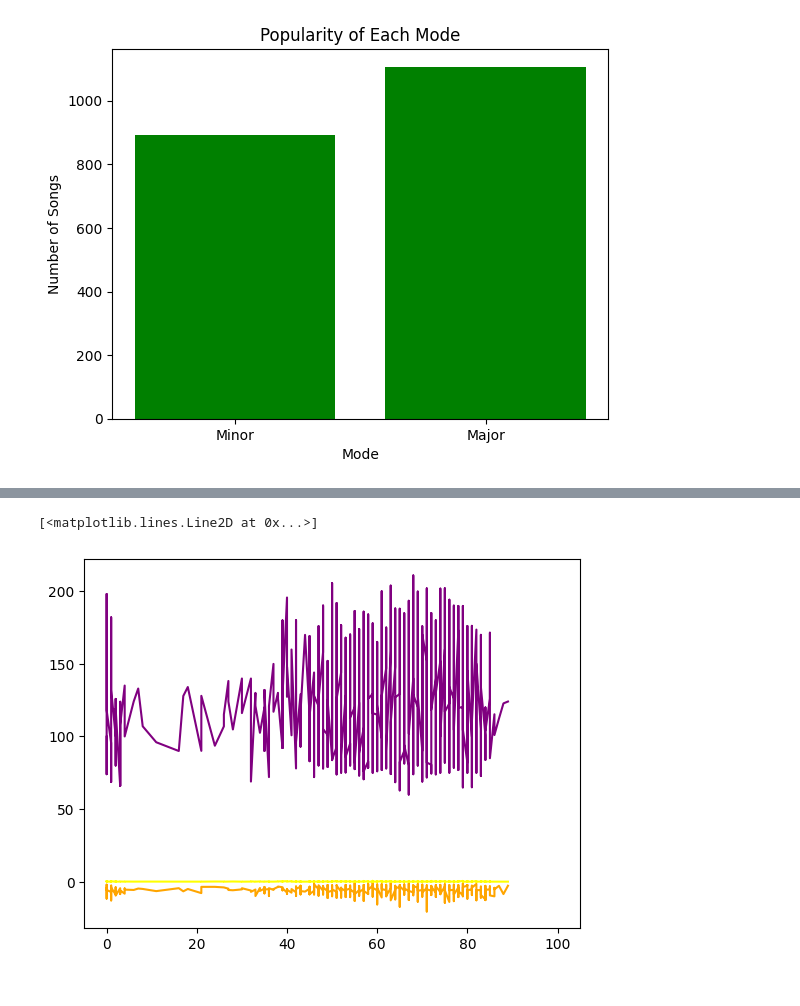
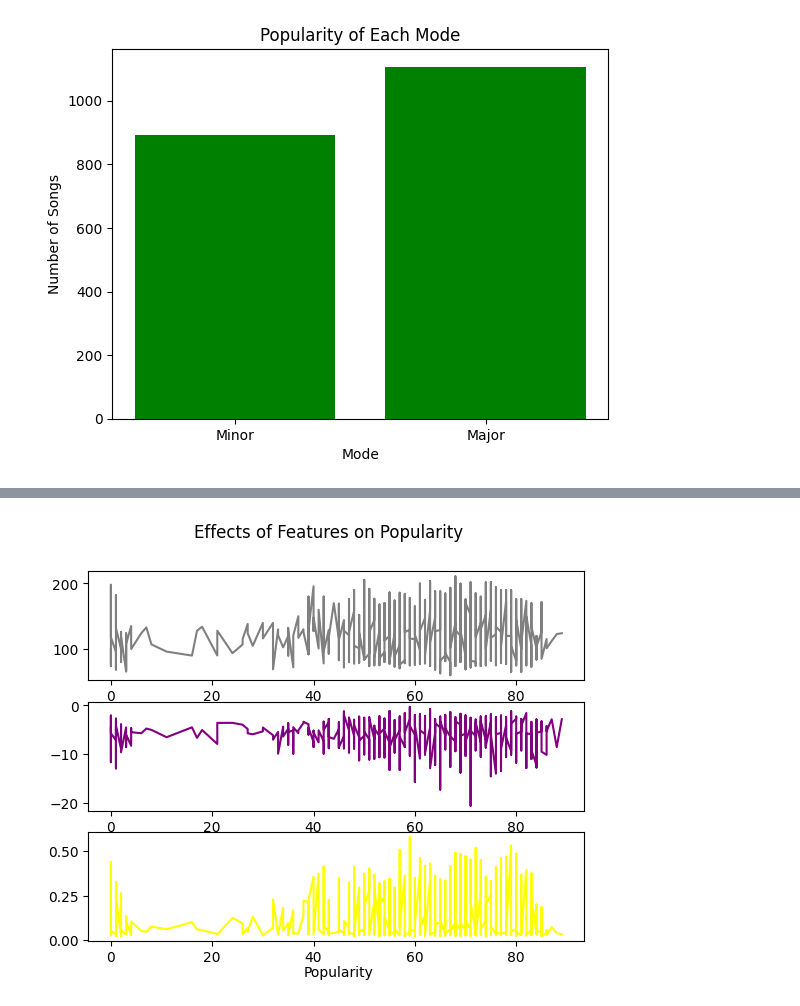
Before and after one commit to mduos/scipy_project_group_16, a Jupyter notebook: aiko.ipynb, the cells around one changed output, grey strips where cells are left out. Drawn from its saved outputs; the diff is of its cells as text; code cells hidden in the pictures.

```diff
--- a/aiko.ipynb
+++ b/aiko.ipynb
@@ -255,20 +236,23 @@ plt.show()
 # %%
 sorted_df = df.sort_values('popularity', ascending = False)
 plt.plot(100, 2)
 plt.ylabel= 'Popularity'
 
 #Plot tempo
-plt.subplot(1, 1, 1)
-plt.plot(sorted_df['popularity'], sorted_df['tempo'], color = 'purple')
+plt.subplot(3, 1, 1)
+plt.plot(sorted_df['popularity'], sorted_df['tempo'], color = 'grey')
 
 #plot loudness
-plt.subplot(1,1,1)
-plt.plot(sorted_df['popularity'], sorted_df['loudness'], color = 'orange')
+plt.subplot(3,1,2)
+plt.plot(sorted_df['popularity'], sorted_df['loudness'], color = 'purple')
 
 #plot speechiness
-plt.subplot(1,1,1)
+plt.subplot(3,1,3)
 #normalize values of speechiness
 plt.plot(sorted_df['popularity'], sorted_df['speechiness'], color = 'yellow')
+
+plt.text(45,-0.2,"Popularity", ha="center")
+plt.suptitle("Effects of Features on Popularity")
+plt.show()
 # %% [output]
-[<matplotlib.lines.Line2D at 0x...>]
-[figure, old version]
+[figure, new version]
```
Also changed, not shown: parts of 5 cells of this notebook.
